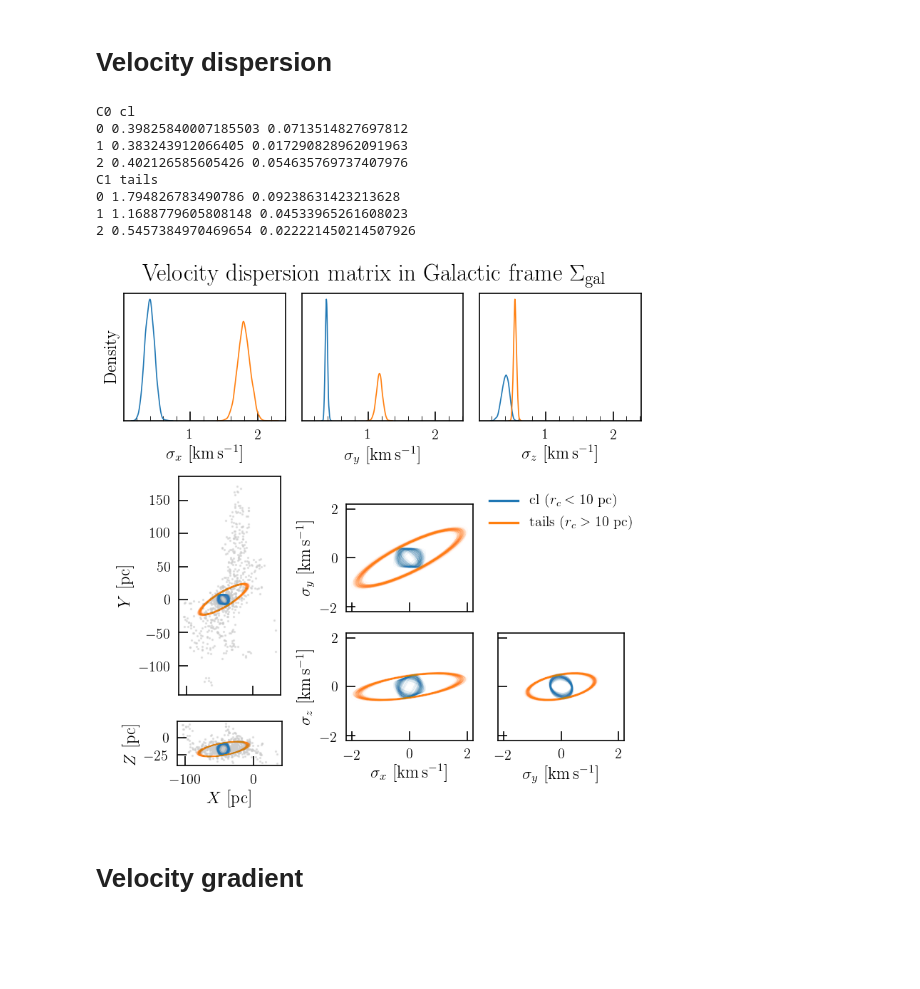
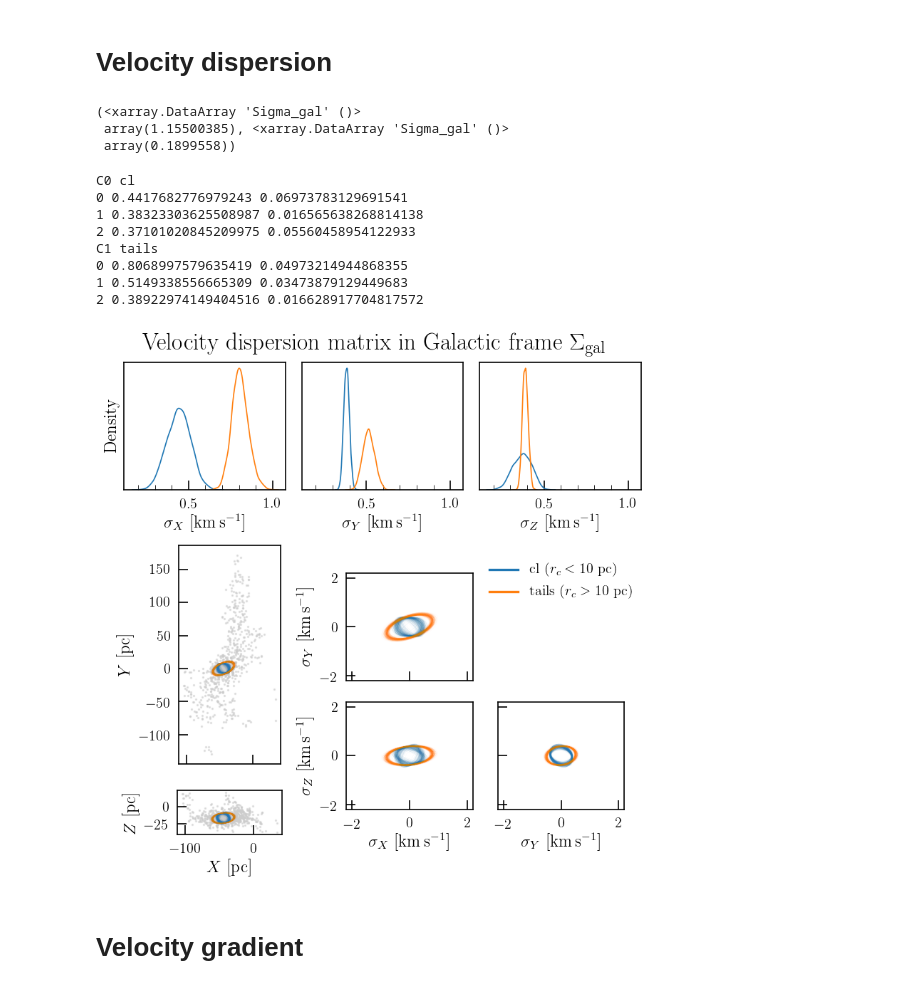
Before and after one commit to smoh/kinesis, a Jupyter notebook: notebooks/plot-comparisons-rtid.ipynb, the cells around one changed output. Cells and saved outputs as stored; diff of their text form; code cells hidden in the pictures; blank space fills up the shorter version.

```diff
--- a/notebooks/plot-comparisons-rtid.ipynb
+++ b/notebooks/plot-comparisons-rtid.ipynb
@@ -20,11 +25,13 @@ def savefig(fig, basename, **kwargs):
 # %%
 df = kn.data.load_hyades_dataset()
-b_c_icrs = np.array([17.13924468, 41.23189102, 13.65416937])
-b0 = b_c_icrs
-
+b0 = np.array([17.15474298, 41.28962638, 13.69105771])
 fit_dict = {
-    "cl": kn.load_stanfit("../report/hyades-dr2-rtid/cl.pickle"),
-    "tails": kn.load_stanfit("../report/hyades-dr2-rtid/tails.pickle"),
+    "cl": kn.load_stanfit("../scripts/hyades_0_10.pickle"),
+    "tails": kn.load_stanfit("../scripts/hyades_10_m_fixed_v0.pickle"),
+#     "tails": kn.load_stanfit("../scripts/hyades_10_m.pickle"),
+#     "tails": kn.load_stanfit("../scripts/myfit_5_15.pickle"),
+#     "tails": kn.load_stanfit("../scripts/myfit_15_m_fixed_v0_exclude.pickle"),
+#     "tails":kn.load_stanfit("../report/hyades-dr2-rtid-9pc/tails.pickle")
 }
 azfit_dict = {
     k: kn.add_transformed_posterior(az.from_pystan(v)) for k, v in fit_dict.items()
@@ -287,0 +183,6 @@ savefig(fig, "mean_velocity_comparison")
+# %%
+tails_free_v0 = kn.load_stanfit('../scripts/hyades_10_m.pickle')
+fig, ax = plt.subplots(1,3,figsize=(10,3))
+for i,cax in enumerate(ax):
+    cax.hist(tails_free_v0['v0'][:,i], 32);
+    cax.hist(fit_dict['cl']['v0'][:,i],32);
@@ -287,0 +191,6 @@ savefig(fig, "mean_velocity_comparison")
+# %%
+tails_free_v0 = kn.load_stanfit('../scripts/hyades_10_m.pickle')
+fig, ax = plt.subplots(1,3,figsize=(10,3))
+for i,cax in enumerate(ax):
+    cax.hist(tails_free_v0['sigv'][:,i], 32);
+    cax.hist(fit_dict['tails']['sigv'][:,i],32);
@@ -287,0 +199,8 @@ savefig(fig, "mean_velocity_comparison")
+# %%
+tails_free_v0 = kn.load_stanfit('../scripts/hyades_10_m.pickle')
+fig, ax = plt.subplots(3,3,figsize=(8,8))
+for i in range(3):
+    for j in range(3):
+        cax=ax[i,j]
+        cax.hist(tails_free_v0['T_param'][:,i,j], 32);
+        cax.hist(fit_dict['tails']['T_param'][:,i,j],32);
@@ -289,6 +210,15 @@ savefig(fig, "mean_velocity_comparison")
 # Velocity dispersion
 # %%
 %run utils.ipynb
+# %%
+sigv_x_gal = np.sqrt(azfit_dict['cl'].posterior['Sigma_gal'][:,:,0,0])
+sigv_y_gal = np.sqrt(azfit_dict['cl'].posterior['Sigma_gal'][:,:,1,1])
+sigv_y_gal = np.sqrt(azfit_dict['cl'].posterior['Sigma_gal'][:,:,1,1])
+(sigv_x_gal/sigv_y_gal).mean(),(sigv_x_gal/sigv_y_gal).std()
+# %% [output]
+(<xarray.DataArray 'Sigma_gal' ()>
+ array(1.15500385), <xarray.DataArray 'Sigma_gal' ()>
+ array(0.1899558))
 # %%
 # Figure: posterior velocity disperion in Galactic frame
 def cleanyticks(cax):
@@ -308,10 +238,11 @@ axhist = fig.subplots(
     gridspec_kw=dict(bottom=0.7, left=0.05, right=0.98, top=0.93, wspace=0.1),
     sharex=True,
 )
-for cax, axis in zip(axhist, ["x", "y", "z"]):
+for cax, axis in zip(axhist, ["X", "Y", "Z"]):
     cax.set_xlabel(r"$\sigma_{}$ [$\mathrm{{km}}\,\mathrm{{s}}^{{-1}}$]".format(axis))
     cleanyticks(cax)
 axhist[0].set_ylabel("Density")
+# for cax in axhist: cax.axvline(0.3, c='k', lw=1)
 
 center_gal = np.array([-43.9034441, 0.17206561, -17.02724708])
 scale = (
@@ -382,45 +313,45 @@ for (k, azfit), color in zip(azfit_dict.items(), ["C0", "C1", "C0", "C1"]):
 
     for ii in range(3):
         #         axhist[ii].set_xlim(0, 1.6)
         axhist[ii].minorticks_on()
         axhist[ii].tick_params(axis="x", which="minor", length=4, width=0.5)
         sns.kdeplot(np.sqrt(cov[ii, ii]), ax=axhist[ii], color=color)
         print(ii, (np.sqrt(cov[ii, ii])).mean(), (np.sqrt(cov[ii, ii])).std())
 
 ax[0, 0].axis([-2.2, 2.2, -2.2, 2.2])
 # make all ticklabels positive as there is no minus dispersion?
 
 # add a custom figure legend
 custom_lines = [
     Line2D([0], [0], color="C0", lw=2),
     Line2D([0], [0], color="C1", lw=2),
 ]
 fig.legend(
     custom_lines,
     ["cl ($r_c<10~\mathrm{pc}$)", "tails ($r_c>10~\mathrm{pc}$)"],
     loc=[0.7, 0.5],
     frameon=False,
     fontsize=12,
 )
 
-ax[1, 0].set_xlabel("$\sigma_x$ [$\mathrm{km}\,\mathrm{s}^{-1}$]")
-ax[0, 0].set_ylabel("$\sigma_y$ [$\mathrm{km}\,\mathrm{s}^{-1}$]")
-ax[1, 1].set_xlabel("$\sigma_y$ [$\mathrm{km}\,\mathrm{s}^{-1}$]")
-ax[1, 0].set_ylabel("$\sigma_z$ [$\mathrm{km}\,\mathrm{s}^{-1}$]")
+ax[1, 0].set_xlabel("$\sigma_X$ [$\mathrm{km}\,\mathrm{s}^{-1}$]")
+ax[0, 0].set_ylabel("$\sigma_Y$ [$\mathrm{km}\,\mathrm{s}^{-1}$]")
+ax[1, 1].set_xlabel("$\sigma_Y$ [$\mathrm{km}\,\mathrm{s}^{-1}$]")
+ax[1, 0].set_ylabel("$\sigma_Z$ [$\mathrm{km}\,\mathrm{s}^{-1}$]")
 fig.suptitle(
     "Velocity dispersion matrix in Galactic frame $\Sigma_\mathrm{gal}$", size=20
-)
+);
 savefig(fig, "Sigma_gal", rasterized=True)
 # %% [output]
 C0 cl
-0 0.39825840007185503 0.0713514827697812
-1 0.383243912066405 0.017290828962091963
-2 0.402126585605426 0.054635769737407976
+0 0.4417682776979243 0.06973783129691541
+1 0.38323303625508987 0.016565638268814138
+2 0.37101020845209975 0.05560458954122933
 C1 tails
-0 1.794826783490786 0.09238631423213628
-1 1.1688779605808148 0.04533965261608023
-2 0.5457384970469654 0.022221450214507926
+0 0.8068997579635419 0.04973214944868355
+1 0.5149338556665309 0.03473879129449683
+2 0.38922974149404516 0.016628917704817572
-[figure, old version]
+[figure, new version]
 # %% [markdown]
 # Velocity gradient
 # %%
```
Also changed, not shown: parts of 50 cells of this notebook, 3 other files.
